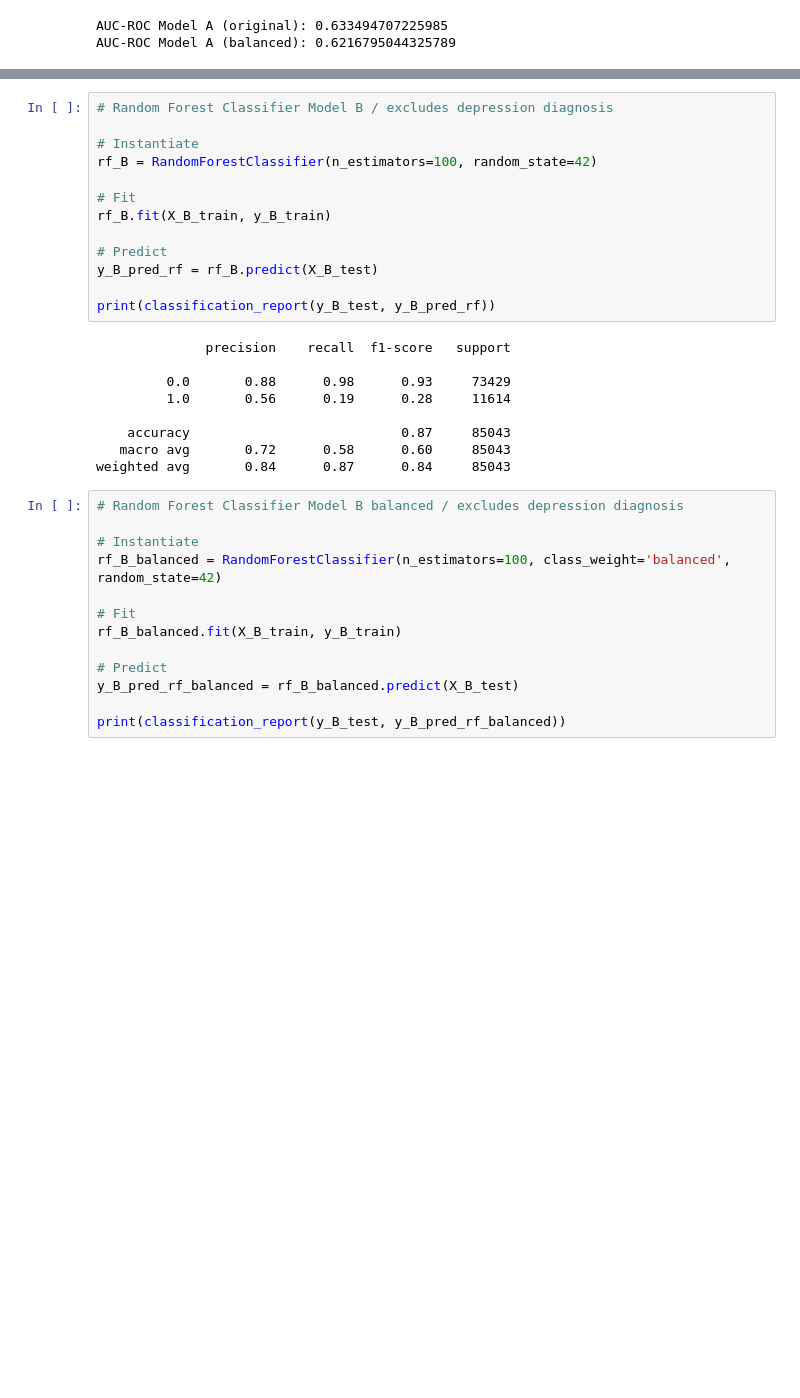
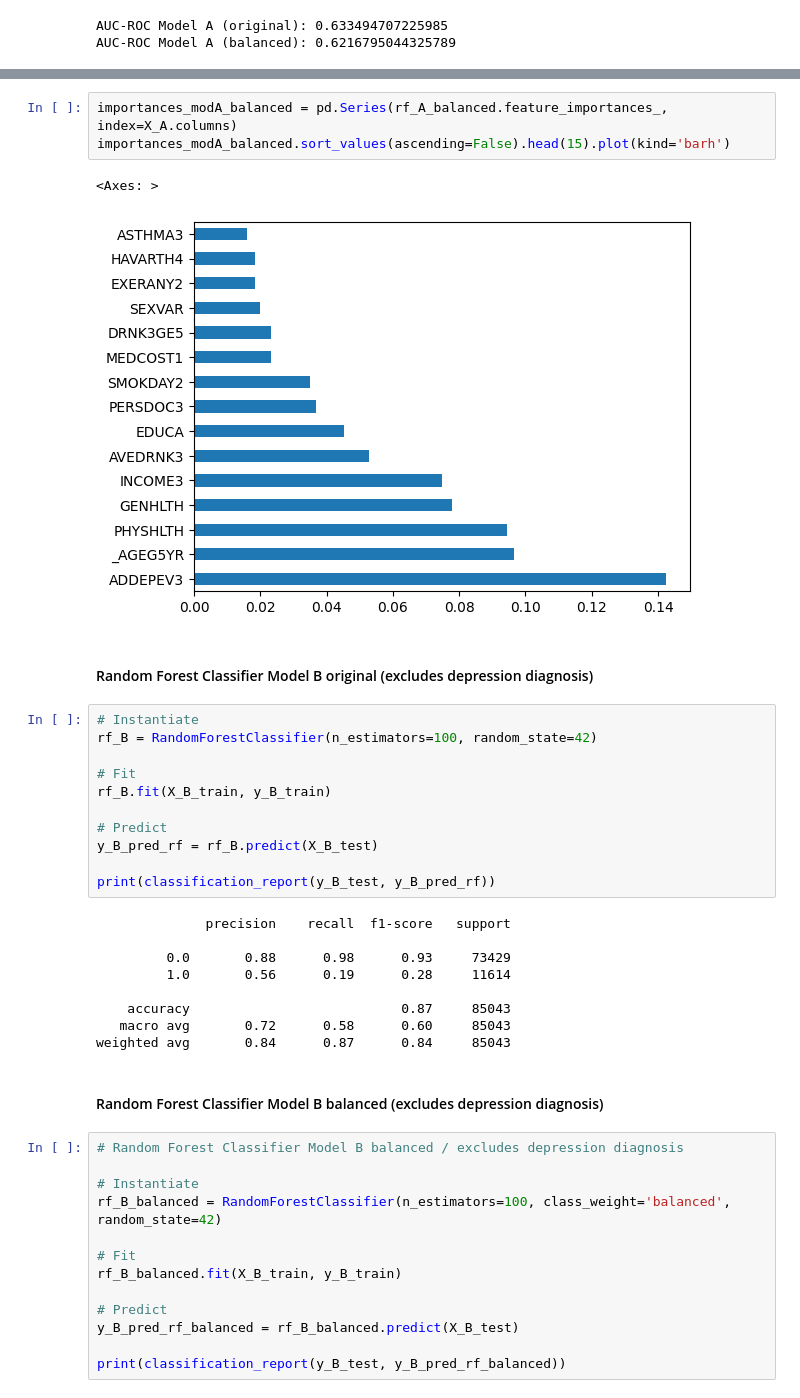
Before and after one commit to amanda712/healthcare-ds-portfolio, a Jupyter notebook: brfss-mental-health/05_modeling_classification.ipynb, the cells around one changed output, grey strips where cells are left out. Drawn from its saved outputs; the diff is of its cells as text; blank space fills up the shorter version.

```diff
--- a/brfss-mental-health/05_modeling_classification.ipynb
+++ b/brfss-mental-health/05_modeling_classification.ipynb
@@ -236,6 +244,12 @@ AUC-ROC Model A (balanced): 0.6216795044325789
+# %%
+importances_modA_balanced = pd.Series(rf_A_balanced.feature_importances_, index=X_A.columns)
+importances_modA_balanced.sort_values(ascending=False).head(15).plot(kind='barh')
+# %% [output]
+<Axes: >
+[figure, added]
+# %% [markdown]
+#### Random Forest Classifier Model B original (excludes depression diagnosis)
 # %%
-# Random Forest Classifier Model B / excludes depression diagnosis
-
 # Instantiate
 rf_B = RandomForestClassifier(n_estimators=100, random_state=42)
 
@@ -255,6 +269,8 @@ print(classification_report(y_B_test, y_B_pred_rf))
     accuracy                           0.87     85043
    macro avg       0.72      0.58      0.60     85043
 weighted avg       0.84      0.87      0.84     85043
+# %% [markdown]
+#### Random Forest Classifier Model B balanced (excludes depression diagnosis)
 # %%
 # Random Forest Classifier Model B balanced / excludes depression diagnosis
 
```
Also changed, not shown: parts of 14 cells of this notebook, 1 other file.
